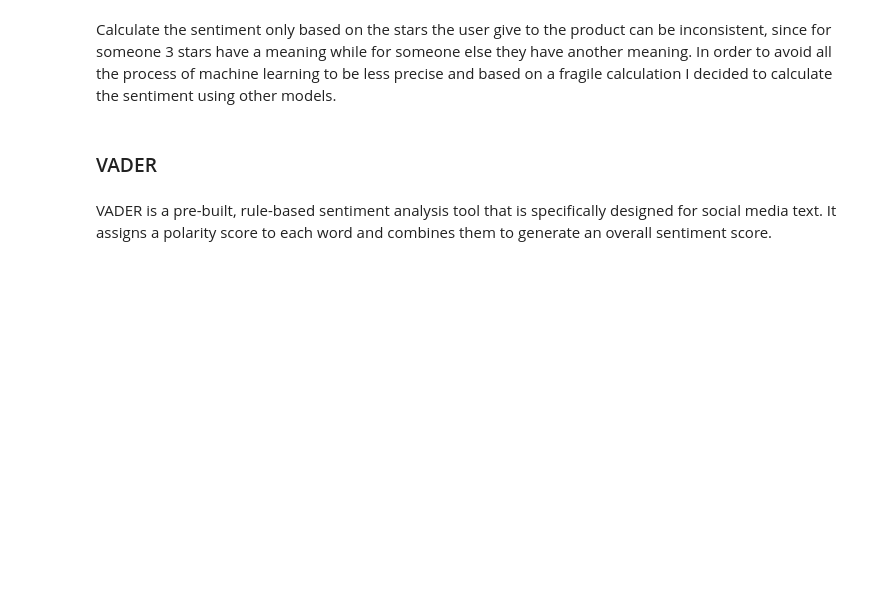
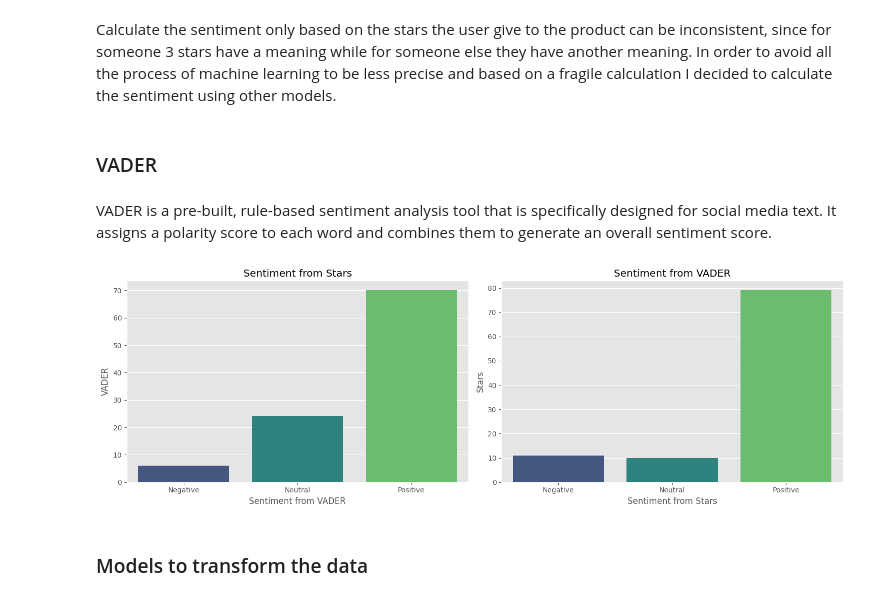
Before and after one commit to riccardo-borgo/Sentiment-Analysis-Amazon, a Jupyter notebook: sentiment_analysis.ipynb, the cells around one changed output. Drawn from its saved outputs; the diff is of its cells as text; code cells hidden in the pictures; blank space fills up the shorter version.

```diff
--- a/sentiment_analysis.ipynb
+++ b/sentiment_analysis.ipynb
@@ -295,3 +300,18 @@ def sentiment_vader(content):
     return sentiment
 # %%
 df['Sentiment from VADER'] = df['Clean Review'].apply(sentiment_vader)
+# %%
+sentiment_vader = pd.DataFrame(df.groupby(['Sentiment from VADER'])['Content'].count().reset_index(name='VADER'))
+sentiment_stars = pd.DataFrame(df.groupby(['Sentiment from Stars'])['Content'].count().reset_index(name='Stars'))
+# %%
+fig, axs = plt.subplots(1, 2, figsize=(15,5))
+sns.barplot(data = sentiment_vader, x='Sentiment from VADER', y='VADER', ax = axs[0], palette='viridis', hue='Sentiment from VADER', legend=False)
+sns.barplot(data = sentiment_stars, x='Sentiment from Stars', y='Stars', ax = axs[1], palette='viridis', hue='Sentiment from Stars', legend=False)
+axs[0].set_title('Sentiment from Stars')
+axs[1].set_title('Sentiment from VADER')
+plt.tight_layout()
+plt.show()
+# %% [output]
+[figure, added]
+# %% [markdown]
+### Models to transform the data
```
Also changed, not shown: parts of 13 cells of this notebook, 2 other files.
